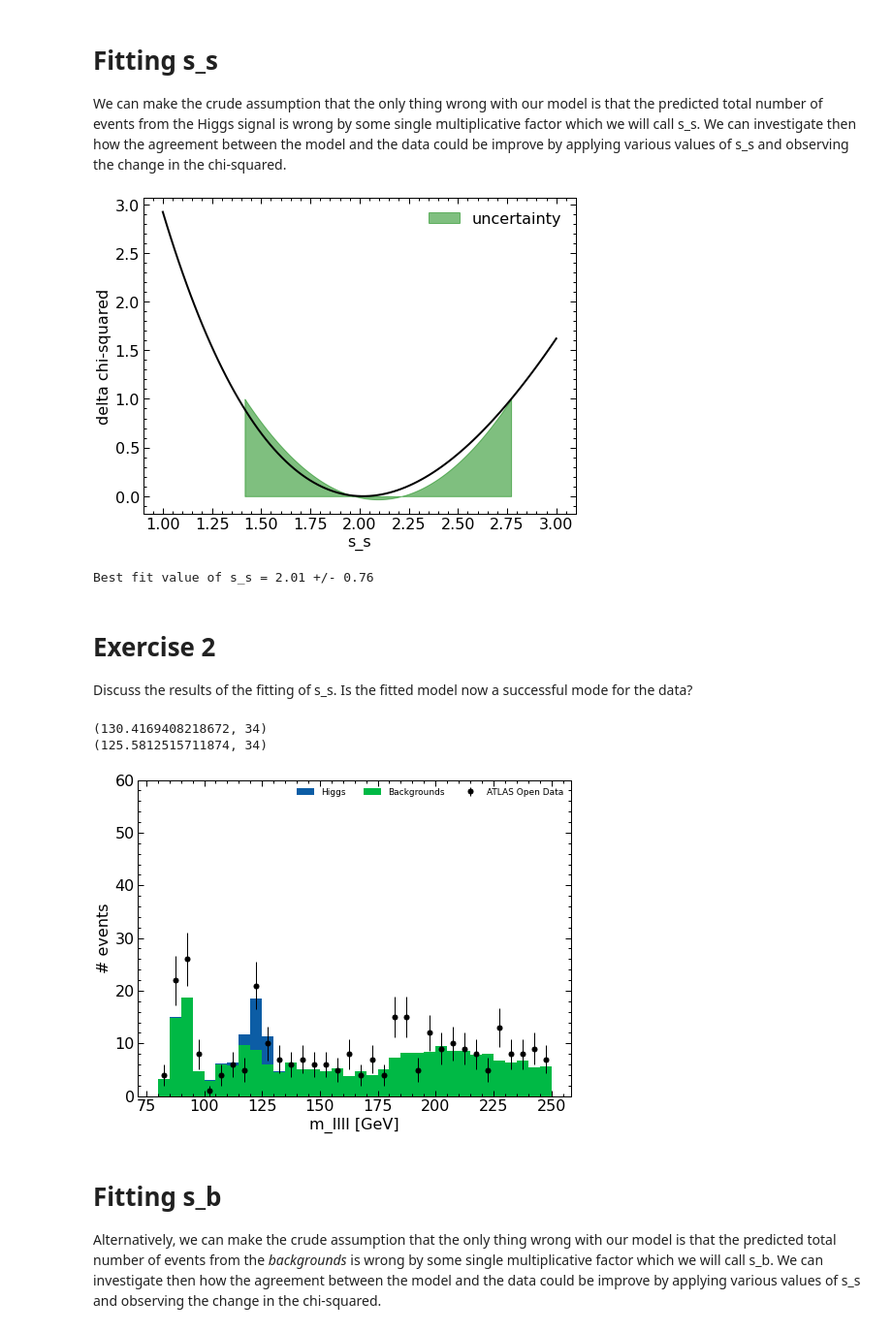
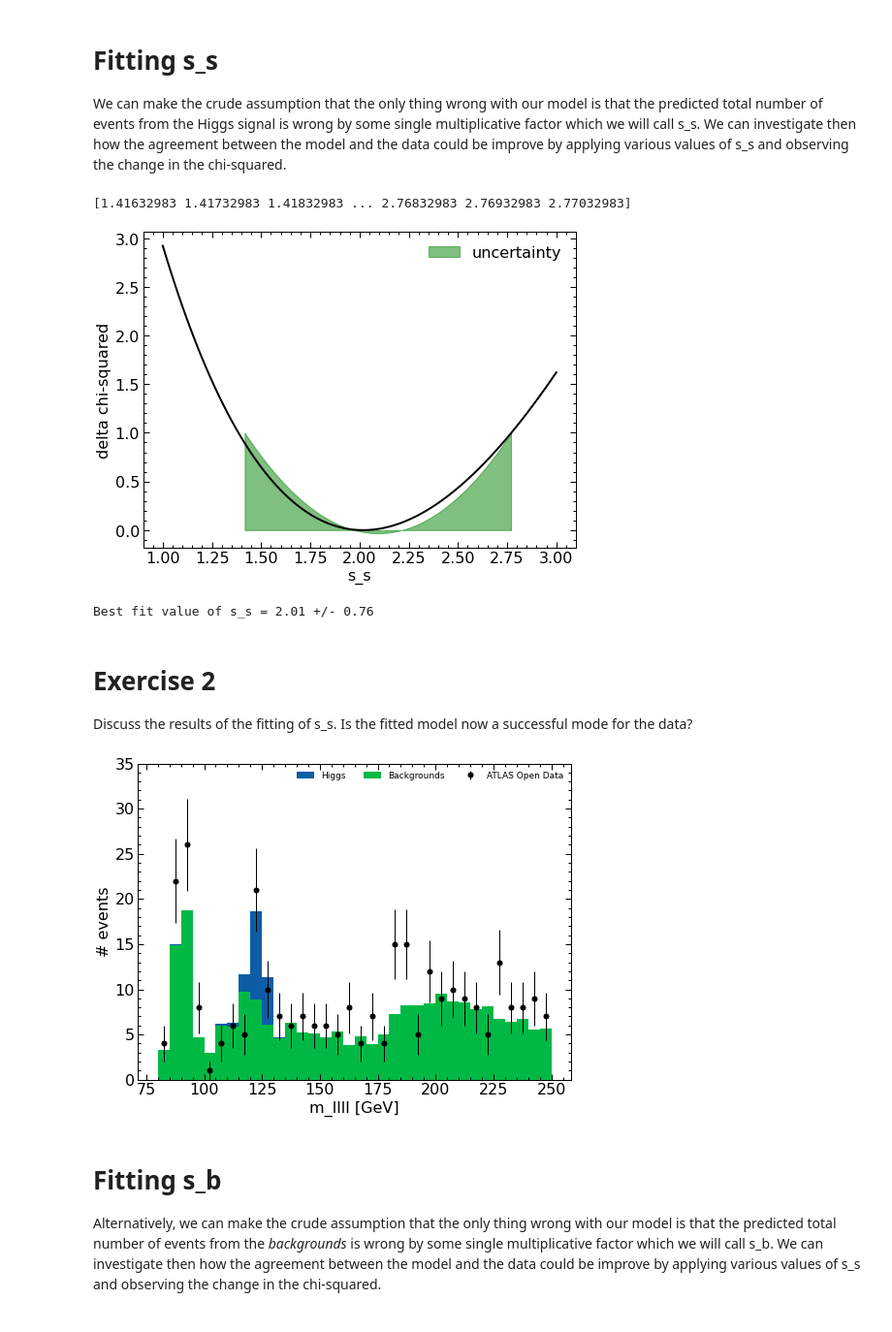
Before and after one commit to codecalec/UCT3rdYearLabATLASOpenData, a Jupyter notebook: DS_Tutorial_How_much_Higgs?.ipynb, the cells around one changed output. Shown: that part at 97% size. Cells and saved outputs as stored; diff of their text form; code cells hidden in the pictures.

```diff
--- a/DS_Tutorial_How_much_Higgs?.ipynb
+++ b/DS_Tutorial_How_much_Higgs?.ipynb
@@ -237,18 +241,15 @@ We can define a chi-squared function that will quantify how closely the model an
 import functools, operator
 
 @jit(nopython=True)
-def calcChiSq(obs, preds, err=None):
+def calcChiSq(obs, preds):
     chiSq = 0.0
     ndf = len(obs)
     for bin in range(0, len(obs)):
         diff = preds[bin] - obs[bin]
 
-        if err is not None:
-            chiSq += (diff**2)/err[bin]
-        else:
-            var = ( np.abs(preds[bin]))
-            if (var != 0):
-                chiSq += (diff**2)/(var)
+        var = ( np.abs(preds[bin]))
+        if (var != 0):
+            chiSq += (diff**2)/(var)
             #print("obs, pred, diff, var  chi contrib = "+  str( obs[bin]) +" " +  str(preds[bin]) +" "+  str(diff) +" "+  str(var) +" " + str((diff**2)/(var)))
     return chiSq, ndf
 
@@ -258,7 +259,7 @@ print(H_data)
 chiSq, ndf = calcChiSq(H_data, preds)
 print(chiSq, ndf, chiSq / ndf)
 
-chiSq, ndf = calcChiSq(H_data, preds, np.sqrt(H_data))
+chiSq, ndf = calcChiSq(H_data, preds)
 print(chiSq, ndf, chiSq / ndf)
 
 
@@ -307,6 +308,7 @@ bestFit_s_s_err = np.abs(crit[0] - bestFit_s_s)
 
 #shading in the confience interval band
 px=np.arange(crit[1],crit[0],0.001)
+print(px)
 
 fig, ax = plt.subplots()
 ax.plot(s_s_ar, deltaChi2_ar, 'k', linewidth=2)
@@ -315,32 +317,33 @@ ax.fill_between(px,p(px),alpha=0.5, color='g', label="uncertainty")
 plt.legend()
 plt.xlabel("s_s")
 plt.ylabel("delta chi-squared")
+with plt.style.context('science'):
+    plt.savefig("s_s_param_chi2.pdf")
 plt.show()
 
 print("Best fit value of s_s = " + str(round(bestFit_s_s, 3)) + " +/- " + str(round(np.abs(crit[0] - bestFit_s_s),2 )) )
 # %% [output]
+[1.41632983 1.41732983 1.41832983 ... 2.76832983 2.76932983 2.77032983]
 [figure]
-Best fit value of s_s = 2.01 +/- 0.76
+Best fit value of s_s = 2.01 +/- 0.76
 # %% [markdown]
 # Exercise 2
   Discuss the results of the fitting of s_s. Is the fitted model now a successful mode for the data?
 # %%
 model = bestFit_s_s * H_125 + H_bkg
-print(calcChiSq(H_125 + H_bkg, H_data, np.sqrt(H_data)))
-print(calcChiSq(model, H_data, np.sqrt(H_data)))
 
 hep.histplot([H_bkg, bestFit_s_s * H_125], bins=bins_ar, stack=True, label=["Backgrounds", "Higgs"], histtype='fill')
 hep.histplot([H_data], bins=bins_ar, stack=False, yerr=True, histtype="errorbar", color="black",label="ATLAS Open Data")
 
 plt.legend(loc=1, ncol=3, fontsize=9)
 plt.xlabel("m_llll [GeV]")
 plt.ylabel("# events")
-plt.ylim([0.0, 60])
+plt.ylim([0.0, 35])
+with plt.style.context('science'):
+    plt.savefig("s_s_param.pdf")
 plt.show()
 # %% [output]
-(130.4169408218672, 34)
-(125.5812515711874, 34)
-[figure, old version]
+[figure, new version]
 # %% [markdown]
 # Fitting s_b
   Alternatively, we can make the crude assumption that the only thing wrong with our model is that the predicted total number of events from the *backgrounds* is wrong by some single multiplicative factor which we will call s_b.
```
Also changed, not shown: parts of 5 cells of this notebook, 2 other files.
